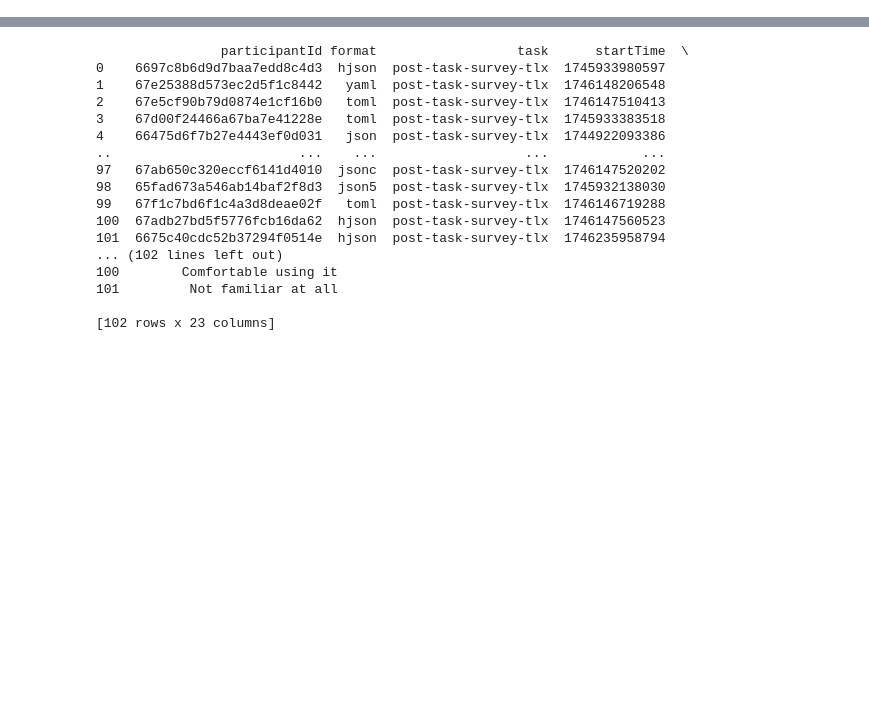
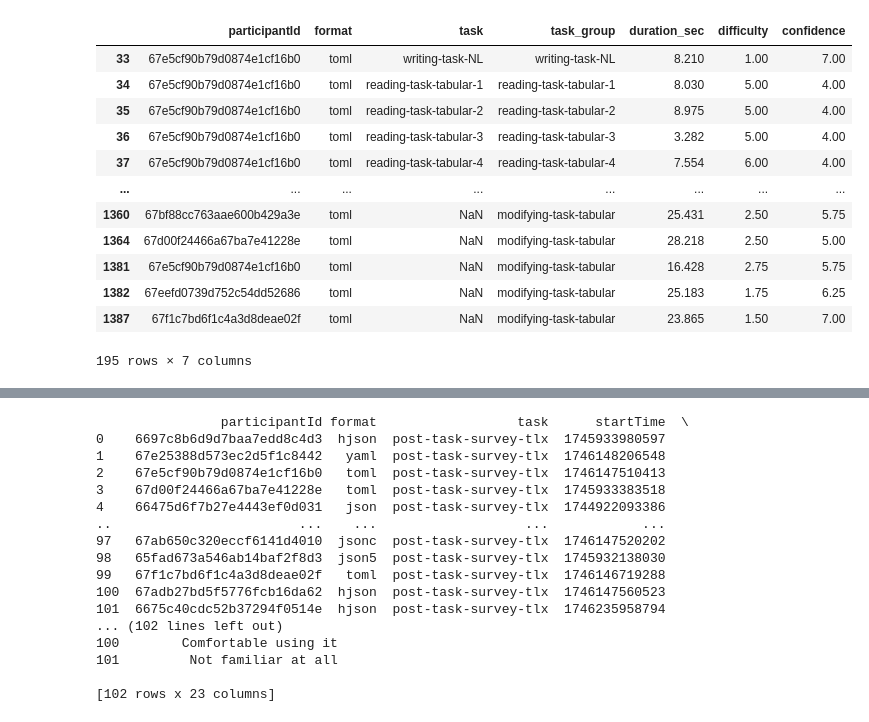
Before and after one commit to shiyihe-neko/usability_analysis, a Jupyter notebook: survey_analysis.ipynb, the cells around one changed output, grey strips where cells are left out. Saved outputs shown, nothing was run; the diff lists cells and outputs as text; code cells hidden in the pictures; blank space fills up the shorter version.

```diff
--- a/survey_analysis.ipynb
+++ b/survey_analysis.ipynb
@@ -119,0 +674,16 @@ fig.show()
+# %%
+df_processed[df_processed['format']=='toml']
+# %% [output]
+|  | participantId | format | task | task_group | duration_sec | difficulty | confidence |
+| 33 | 67e5cf90b79d0874e1cf16b0 | toml | writing-task-NL | writing-task-NL | 8.210 | 1.00 | 7.00 |
+| 34 | 67e5cf90b79d0874e1cf16b0 | toml | reading-task-tabular-1 | reading-task-tabular-1 | 8.030 | 5.00 | 4.00 |
+| 35 | 67e5cf90b79d0874e1cf16b0 | toml | reading-task-tabular-2 | reading-task-tabular-2 | 8.975 | 5.00 | 4.00 |
+| 36 | 67e5cf90b79d0874e1cf16b0 | toml | reading-task-tabular-3 | reading-task-tabular-3 | 3.282 | 5.00 | 4.00 |
+| 37 | 67e5cf90b79d0874e1cf16b0 | toml | reading-task-tabular-4 | reading-task-tabular-4 | 7.554 | 6.00 | 4.00 |
+| ... | ... | ... | ... | ... | ... | ... | ... |
+| 1360 | 67bf88cc763aae600b429a3e | toml | NaN | modifying-task-tabular | 25.431 | 2.50 | 5.75 |
+| 1364 | 67d00f24466a67ba7e41228e | toml | NaN | modifying-task-tabular | 28.218 | 2.50 | 5.00 |
+| 1381 | 67e5cf90b79d0874e1cf16b0 | toml | NaN | modifying-task-tabular | 16.428 | 2.75 | 5.75 |
+| 1382 | 67eefd0739d752c54dd52686 | toml | NaN | modifying-task-tabular | 25.183 | 1.75 | 6.25 |
+| 1387 | 67f1c7bd6f1c4a3d8deae02f | toml | NaN | modifying-task-tabular | 23.865 | 1.50 | 7.00 |
+195 rows × 7 columns
```
Also changed, not shown: parts of 13 cells of this notebook, 7 other files.
